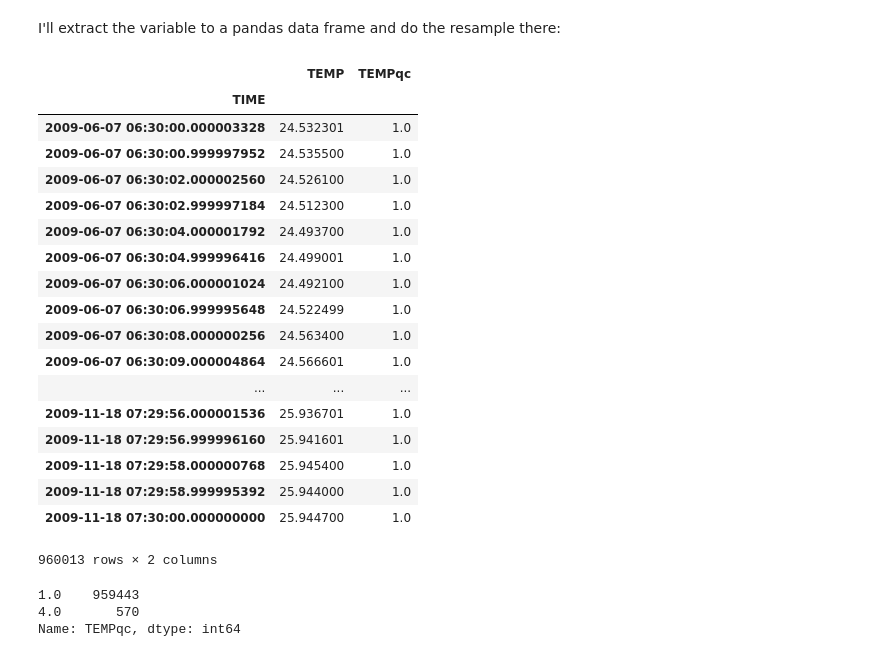
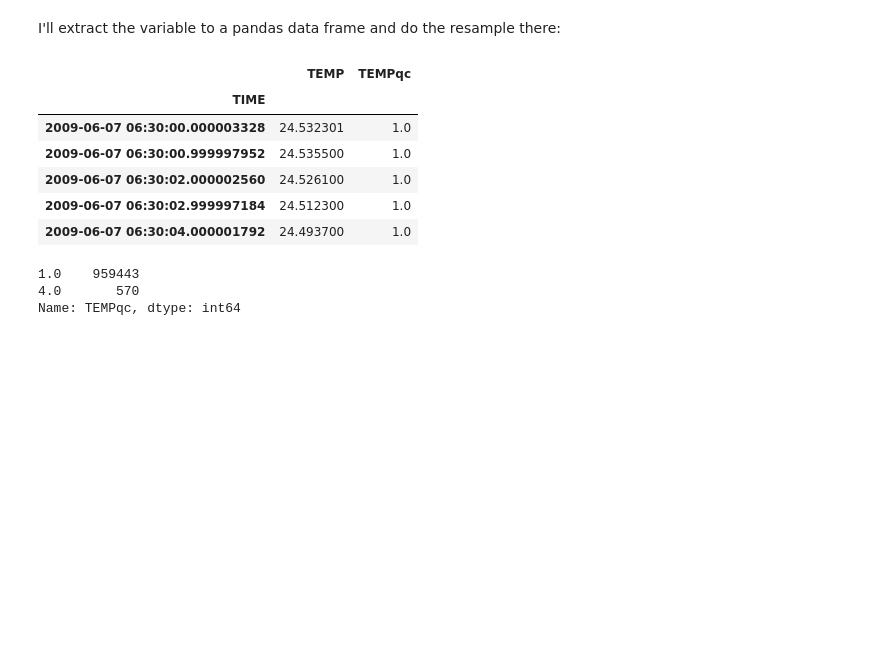
Before and after one commit to diodon/LTSP-tools, a Jupyter notebook: Hourly_demo/LTSP_hourly.ipynb, the cells around one changed output. Cells and saved outputs as stored; diff of their text form; code cells hidden in the pictures; blank space fills up the shorter version.

Commit message:
show only df.head(5)

```diff
--- a/Hourly_demo/LTSP_hourly.ipynb
+++ b/Hourly_demo/LTSP_hourly.ipynb
@@ -270,27 +270,15 @@ nc.TEMP[100:150].plot.line('b-o')
 I'll extract the variable to a pandas data frame and do the resample there:
 # %%
 df = pd.DataFrame({'TIME': nc.TIME, 'TEMP': nc.TEMP, 'TEMPqc': nc.TEMP_quality_control}).set_index('TIME')
-df
+df.head(5)
 # %% [output]
 |  | TEMP | TEMPqc |
 | TIME |  |  |
 | 2009-06-07 06:30:00.000003328 | 24.532301 | 1.0 |
 | 2009-06-07 06:30:00.999997952 | 24.535500 | 1.0 |
 | 2009-06-07 06:30:02.000002560 | 24.526100 | 1.0 |
 | 2009-06-07 06:30:02.999997184 | 24.512300 | 1.0 |
 | 2009-06-07 06:30:04.000001792 | 24.493700 | 1.0 |
-| 2009-06-07 06:30:04.999996416 | 24.499001 | 1.0 |
-| 2009-06-07 06:30:06.000001024 | 24.492100 | 1.0 |
-| 2009-06-07 06:30:06.999995648 | 24.522499 | 1.0 |
-| 2009-06-07 06:30:08.000000256 | 24.563400 | 1.0 |
-| 2009-06-07 06:30:09.000004864 | 24.566601 | 1.0 |
-| ... | ... | ... |
-| 2009-11-18 07:29:56.000001536 | 25.936701 | 1.0 |
-| 2009-11-18 07:29:56.999996160 | 25.941601 | 1.0 |
-| 2009-11-18 07:29:58.000000768 | 25.945400 | 1.0 |
-| 2009-11-18 07:29:58.999995392 | 25.944000 | 1.0 |
-| 2009-11-18 07:30:00.000000000 | 25.944700 | 1.0 |
-960013 rows × 2 columns
 # %%
 df.TEMPqc.value_counts()
 # %% [output]
```
Also changed, not shown: parts of 1 cell of this notebook.
